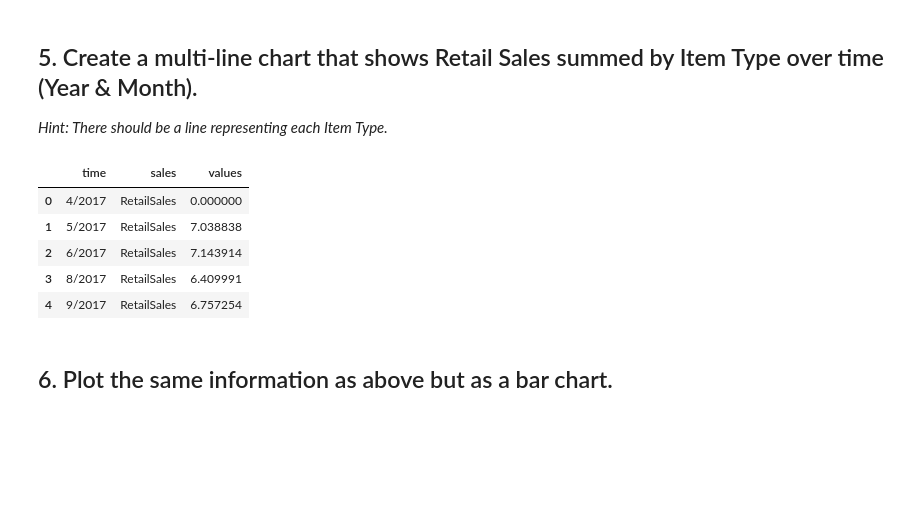
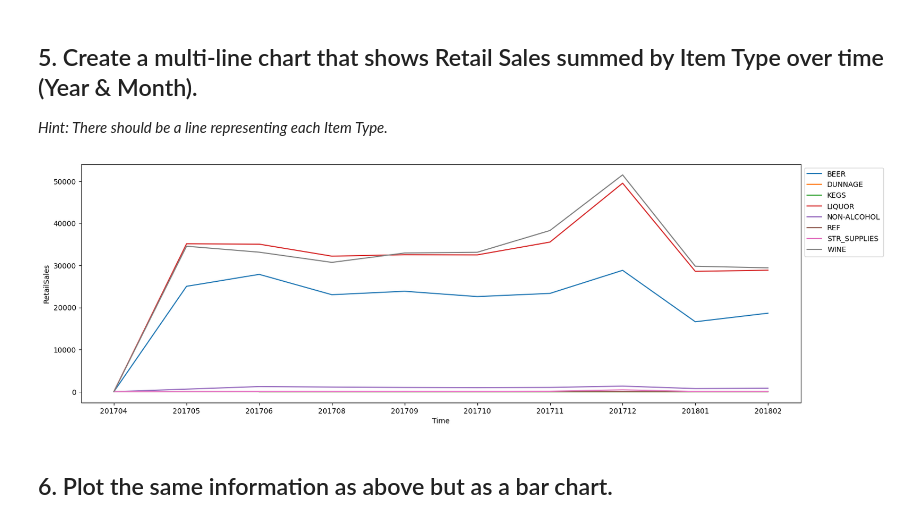
Before and after one commit to JaimeSastreCrespo/DAFT_1022, a Jupyter notebook: module_2/Lab_2_ Plotting-Multiple-Data-Series/main.ipynb, the cells around one changed output. Saved outputs shown, nothing was run; the diff lists cells and outputs as text; code cells hidden in the pictures; blank space fills up the shorter version.

```diff
--- a/module_2/Lab_2_ Plotting-Multiple-Data-Series/main.ipynb
+++ b/module_2/Lab_2_ Plotting-Multiple-Data-Series/main.ipynb
@@ -125,14 +89,26 @@ bar = sns.barplot(x="time", y="values", hue='sales', data=data)
 ## 5. Create a multi-line chart that shows Retail Sales summed by Item Type over time (Year & Month).
 
 *Hint: There should be a line representing each Item Type.*
-# %%
-data.head()
-# %% [output]
-|  | time | sales | values |
-| 0 | 4/2017 | RetailSales | 0.000000 |
-| 1 | 5/2017 | RetailSales | 7.038838 |
-| 2 | 6/2017 | RetailSales | 7.143914 |
-| 3 | 8/2017 | RetailSales | 6.409991 |
-| 4 | 9/2017 | RetailSales | 6.757254 |
+# %%
+data4 = data
+
+#firstly group by, to reduce the execution burden
+data4 = data4[['RetailSales', 'ItemType', 'Year','Month']].groupby(['ItemType','Year','Month']).agg("sum").reset_index()
+
+# concact year & month into one col
+data4['Time'] = np.where(data4['Month']>= 10, data4['Year'].astype(str)+data4['Month'].astype(str), data4['Year'].astype(str)+'0'+data4['Month'].astype(str))
+data4
+
+# aggregate data by Itemtype & Time, sum the retail sales
+data4 = data4[['RetailSales', 'ItemType', 'Time']].groupby(['ItemType','Time']).agg("sum").reset_index()
+data4 = data4.sort_values(['ItemType','Time'])
+data4
+
+plt.figure(figsize=(18, 6))
+sns.lineplot(x='Time', y='RetailSales', data=data4, hue='ItemType')
+plt.legend(bbox_to_anchor=(1, 1), loc='upper left')
+plt.show()
+# %% [output]
+[figure, added]
 # %% [markdown]
 ## 6. Plot the same information as above but as a bar chart.
```
Also changed, not shown: parts of 11 cells of this notebook, 1 other file.
